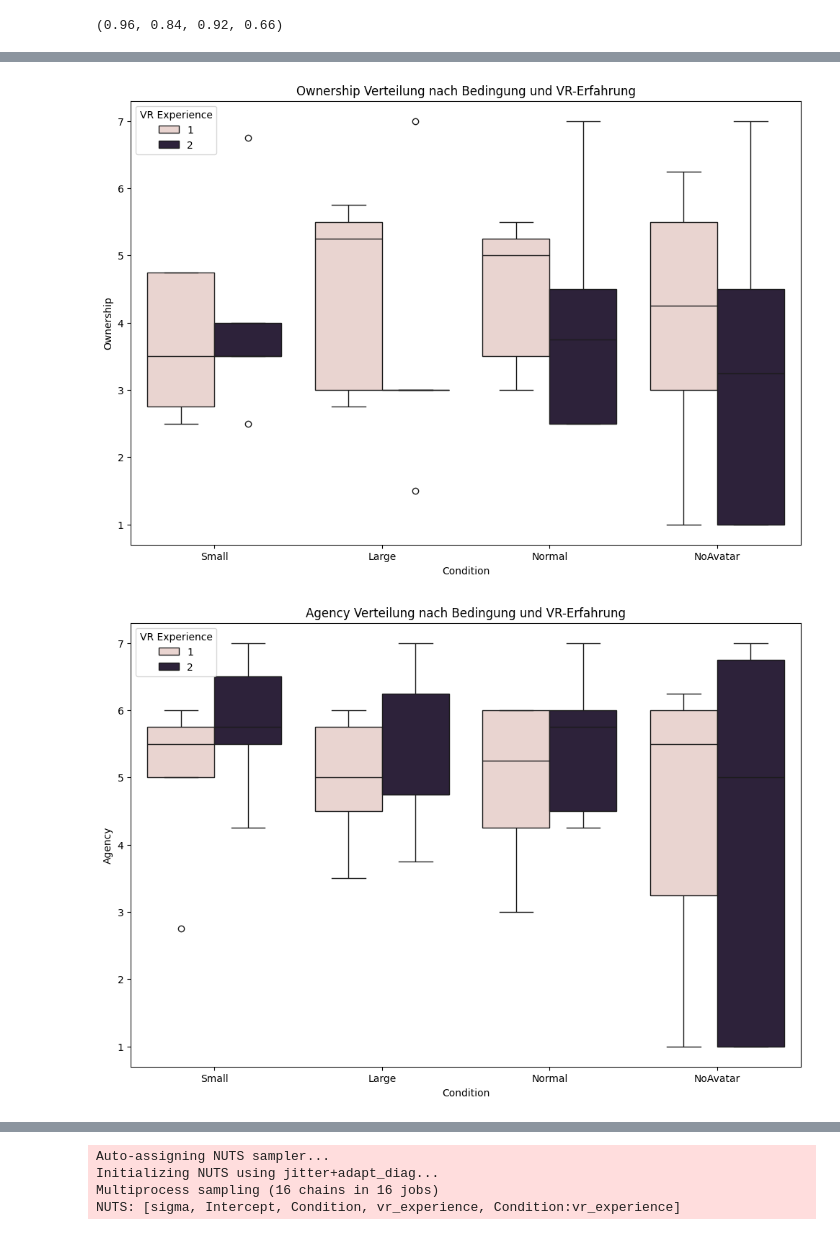
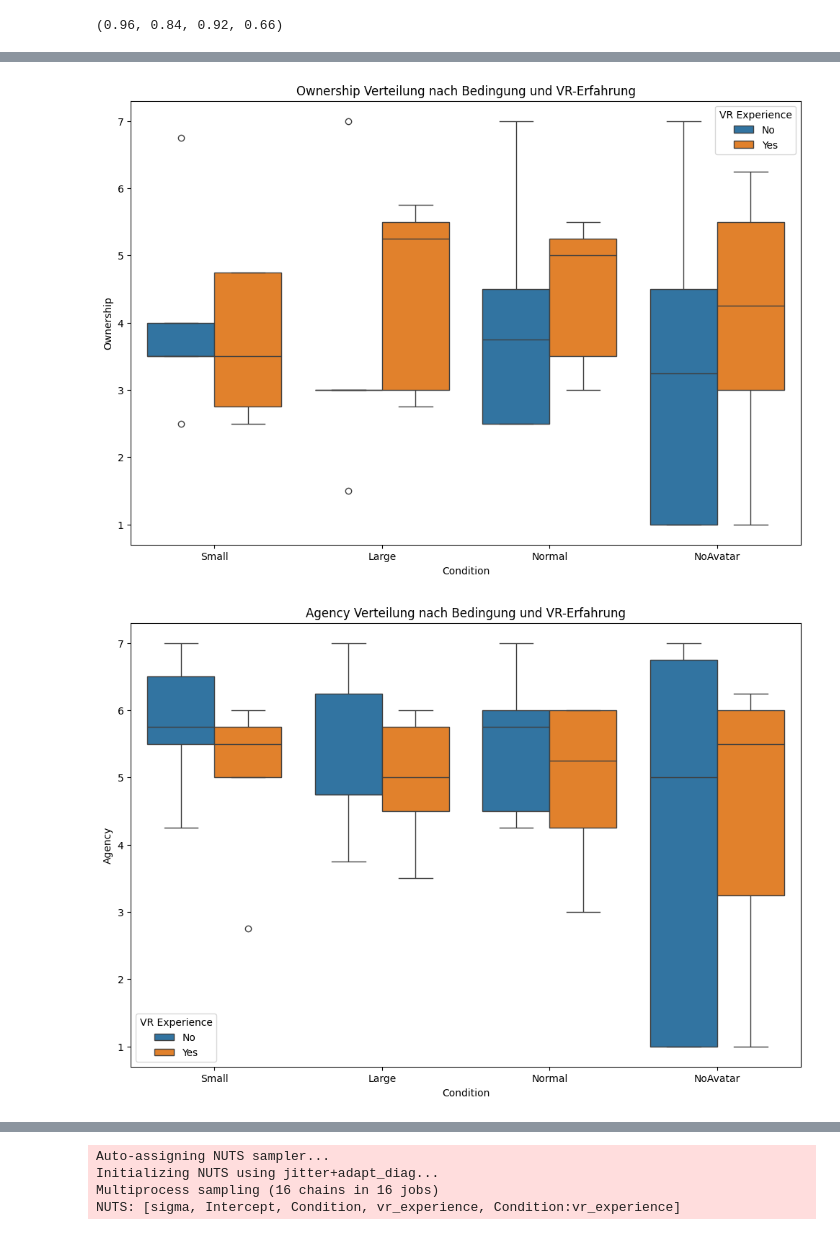
Before and after one commit to Gregor1597/Master_Thesis, a Jupyter notebook: Analysis/MainQuestionaire.ipynb, the cells around one changed output, grey strips where cells are left out. Cells and saved outputs as stored; diff of their text form; code cells hidden in the pictures.

```diff
--- a/Analysis/MainQuestionaire.ipynb
+++ b/Analysis/MainQuestionaire.ipynb
@@ -506,20 +649,10 @@ Gesamt - Mittelwert Gruppe 1: 4.042857142857143, Mittelwert Pilotgruppe: 4.08441
 # %%
 def classify_vr_experience(row):
-    if row["VR Experience"] == 2:  # Keine VR-Erfahrung
+    if row['VR Experience'] == 2:  # Keine VR-Erfahrung
         return 'No Experience'
-    elif row['VR Usage'] == 1 or row['First Person Video Games'] == 1:
+    elif row['VR Usage'] == 1:
         return 'Expert'
-    elif row['VR Usage'] in [2, 3] or row['First Person Video Games'] in [2, 3]:
-        return 'Regular'
+    elif row['VR Usage'] in [2, 3]:
+        return 'VR Experience'
     else:
-        return 'Beginner'
+        return 'VR Experience'
-# %%
-def classify_vr_experience(row):
-    if row['VR Experience'] == 2:  # Keine VR-Erfahrung
-        return 'No Experience'
-    elif row['VR Usage'] == 1:
-        return 'Expert'
-    elif row['VR Usage'] in [2, 3]:
-        return 'Regular'
-    else:
-        return 'Beginner'
@@ -819,28 +1019,29 @@ Passing `palette` without assigning `hue` is deprecated and will be removed in v
 # %%
+all_conditions_df['vr_experience'] = all_conditions_df['vr_experience'].replace({1: 'Yes', 2: 'No'})
 
 plt.figure(figsize=(12, 8))
 sns.boxplot(data=all_conditions_df, x='Condition', y='Ownership', hue='vr_experience')
 plt.title('Ownership Verteilung nach Bedingung und VR-Erfahrung')
 plt.ylabel('Ownership')
 plt.xlabel('Condition')
-plt.legend(title='VR Experience')
+plt.legend( title='VR Experience')
 plt.show()
 
 plt.figure(figsize=(12, 8))
 sns.boxplot(data=all_conditions_df, x='Condition', y='Agency', hue='vr_experience')
 plt.title('Agency Verteilung nach Bedingung und VR-Erfahrung')
 plt.ylabel('Agency')
 plt.xlabel('Condition')
 plt.legend(title='VR Experience')
 plt.show()
 
 plt.figure(figsize=(12, 8))
 sns.boxplot(data=all_conditions_df, x='Condition', y='Change', hue='vr_experience')
-plt.title('Change Verteilung nach Bedingung und VR-Erfahrung')
-plt.ylabel('Change')
+plt.title('Change Scores by Condition and VR-Experience')
+plt.ylabel('Score (Likert Scale 1-7)')
 plt.xlabel('Condition')
-plt.legend(title='VR Experience')
+plt.legend(title='VR Experience', loc='upper left')
 plt.show()
 # %% [output]
-[figure, old version]
+[figure, new version]
-[figure, old version]
+[figure, new version]
```
Also changed, not shown: parts of 26 cells of this notebook, 3 other files.
